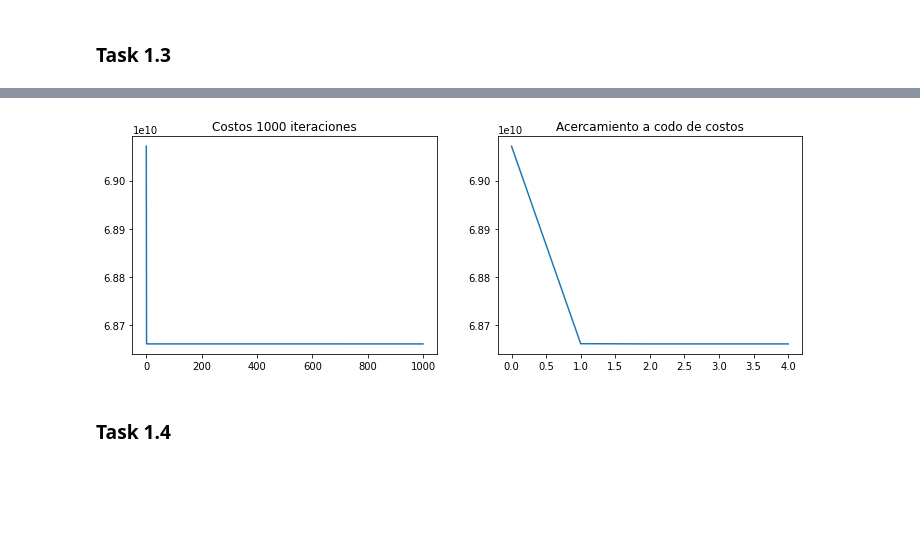
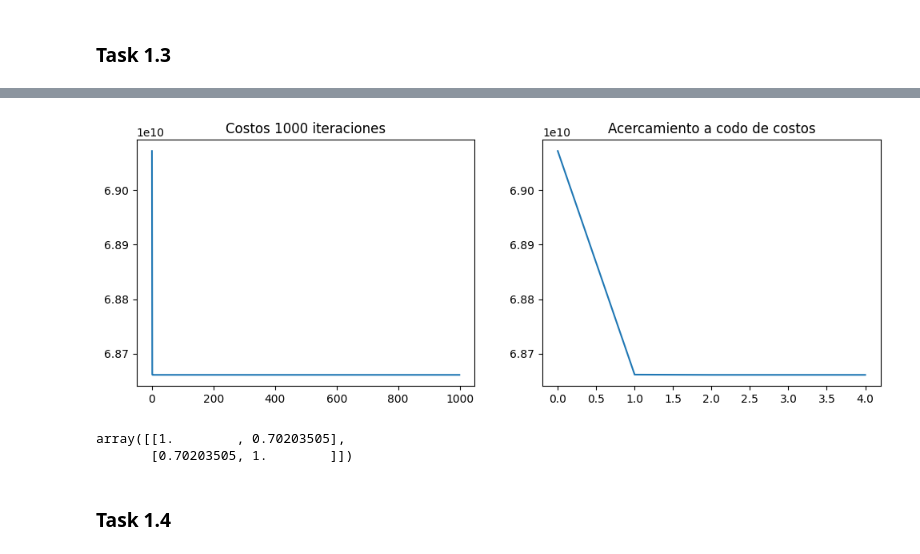
Before and after one commit to moraleseoscar/Polynomial-Linear-Regression, a Jupyter notebook: HojaDeTrabajo4.ipynb, the cells around one changed output, grey strips where cells are left out. Cells and saved outputs as stored; diff of their text form; code cells hidden in the pictures; blank space fills up the shorter version.

```diff
--- a/HojaDeTrabajo4.ipynb
+++ b/HojaDeTrabajo4.ipynb
@@ -13,7 +12,7 @@ import os
 ### Task 1.1
 # %%
 #Carga del archivo
-data = np.genfromtxt("/content/kc_house_data.csv", delimiter=",", skip_header=1, dtype=float)
+data = np.genfromtxt("kc_house_data.csv", delimiter=",", skip_header=1, dtype=float)
 
 #Seteo de variables
 y = data[:, 2] #Price
@@ -74,18 +73,24 @@ plt.show()
 # %%
 #Grafica de costos y acercamiento para ubicar el codo de iteraciones
 plt.subplot(1, 2, 1)
-plt.rcParams['figure.figsize'] = [12, 4]
+plt.rcParams['figure.figsize'] = [14, 4]
 plt.plot(np.arange(1000), costs[:1000])
 plt.title('Costos 1000 iteraciones')
 
 plt.subplot(1, 2, 2)
-plt.rcParams['figure.figsize'] = [12, 4]
+plt.rcParams['figure.figsize'] = [14, 4]
 plt.plot(np.arange(5), costs[:5])
 plt.title('Acercamiento a codo de costos')
 
 
 plt.show()
 # %% [output]
-[figure, old version]
+[figure, new version]
+# %%
+#Coeficiente de correlación de pearson
+np.corrcoef(X.reshape(1, DATASET_SET_SIZE), y.reshape(1, DATASET_SET_SIZE))
+# %% [output]
+array([[1.        , 0.70203505],
+       [0.70203505, 1.        ]])
 # %% [markdown]
 ### Task 1.4
```
Also changed, not shown: parts of 7 cells of this notebook.
